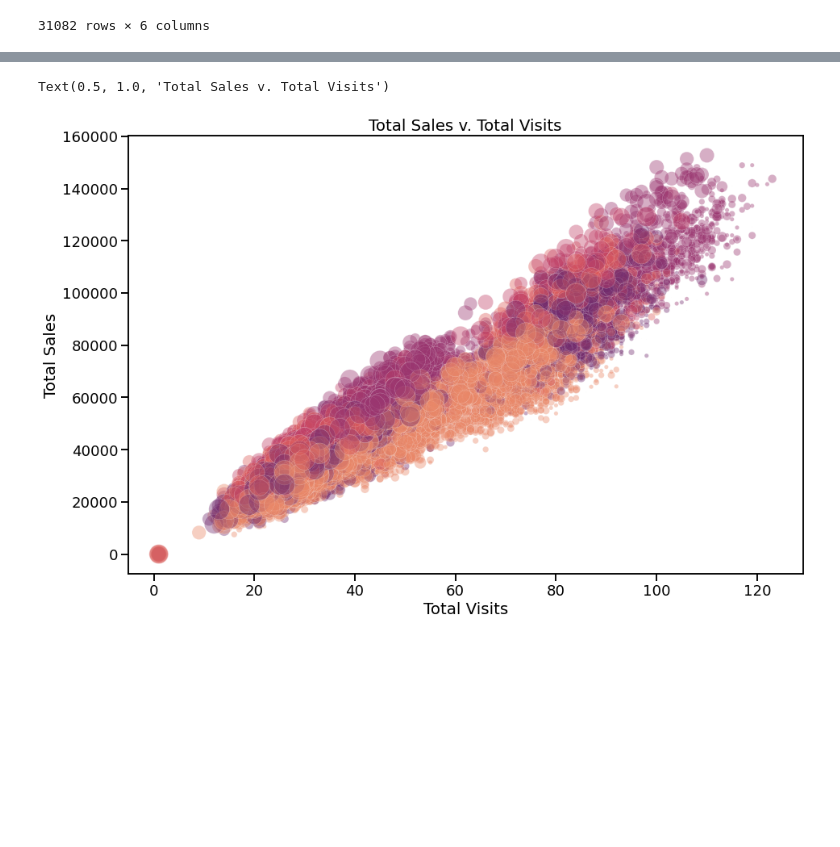
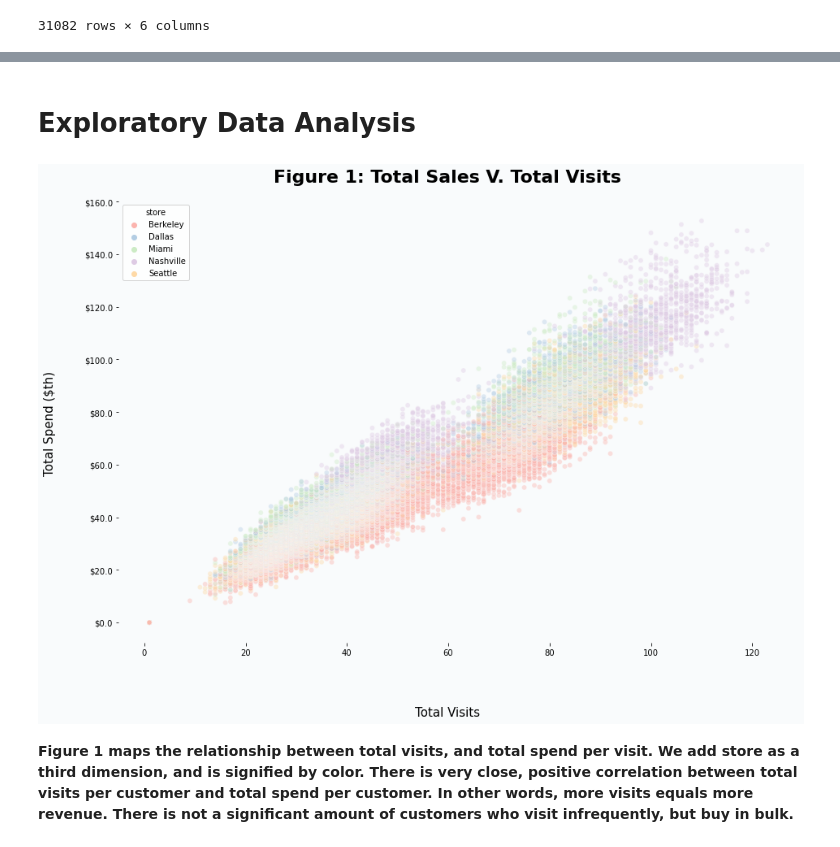
Before and after one commit to morinlandon12/ucb_mids_w205_project_1, a Jupyter notebook: project_1_5.ipynb, the cells around one changed output, grey strips where cells are left out. Saved outputs shown, nothing was run; the diff lists cells and outputs as text; code cells hidden in the pictures; blank space fills up the shorter version.

```diff
--- a/project_1_5.ipynb
+++ b/project_1_5.ipynb
@@ -169,3 +213,5 @@ df2
+# %% [markdown]
+# Exploratory Data Analysis
 # %%
 df = df.fillna(0)
 df.store = pd.Categorical(df.store)
@@ -178,24 +226,39 @@ colors = sns.color_palette("flare")
 x = list(df['total_visits'].values)
 y = list(df['total_sales'].values)
 # %%
+def thousands_formatter(x, pos):
+    return f'${x / 1000}'
 fig, ax = plt.subplots(figsize=(15, 10))
 
 sns.scatterplot(data=df, x=x,
-                y=y, size='distance_from_store',
+                y=y,
                 hue = 'store',
-                palette='flare',
-                sizes=(minsize, maxsize),
-                alpha = .4, ax=ax, legend = False)
+                palette='Pastel1',
+                alpha = .4, ax=ax)
 
+ax.yaxis.set_major_formatter(FuncFormatter(thousands_formatter))
+ax.set_frame_on(False)
 
 
 # Add titles (main and on axis)
-plt.xlabel("Total Visits")
-plt.ylabel("Total Sales")
-plt.title("Total Sales v. Total Visits")
+fig.text(0.5, 0, 'Total Visits', ha='center', fontsize = 15)
+fig.text(.04, .5, 'Total Spend ($th)', va='center', rotation='vertical', fontsize = 15)
+fig.text(
+    x=0.5,
+    y=0.92,
+    s="Figure 1: Total Sales V. Total Visits",
+    ha="center",
+    va="center",
+    ma="center",
+    fontsize=22,
+    fontweight="bold"
+)
+
+fig.set_facecolor("#f9fbfc")
 # %% [output]
-Text(0.5, 1.0, 'Total Sales v. Total Visits')
-[figure, old version]
+[figure, new version]
+# %% [markdown]
+**Figure 1 maps the relationship between total visits, and total spend per visit. We add store as a third dimension, and is signified by color. There is very close, positive correlation between total visits per customer and total spend per customer. In other words, more visits equals more revenue. There is not a significant amount of customers who visit infrequently, but buy in bulk.**
 # %%
 min_value = df['distance_from_store'].min()
 max_value = df['distance_from_store'].max()
```
Also changed, not shown: parts of 28 cells of this notebook.
